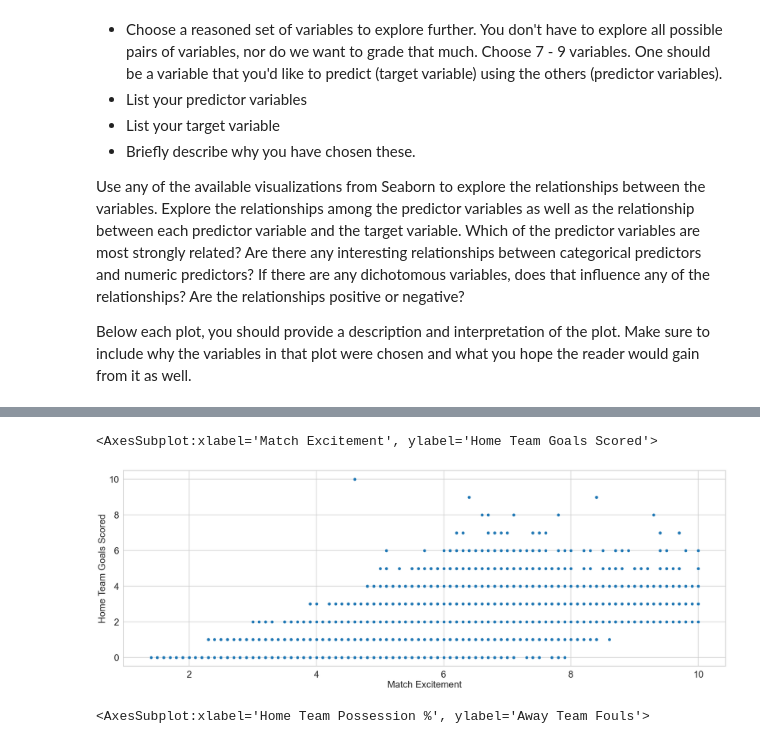
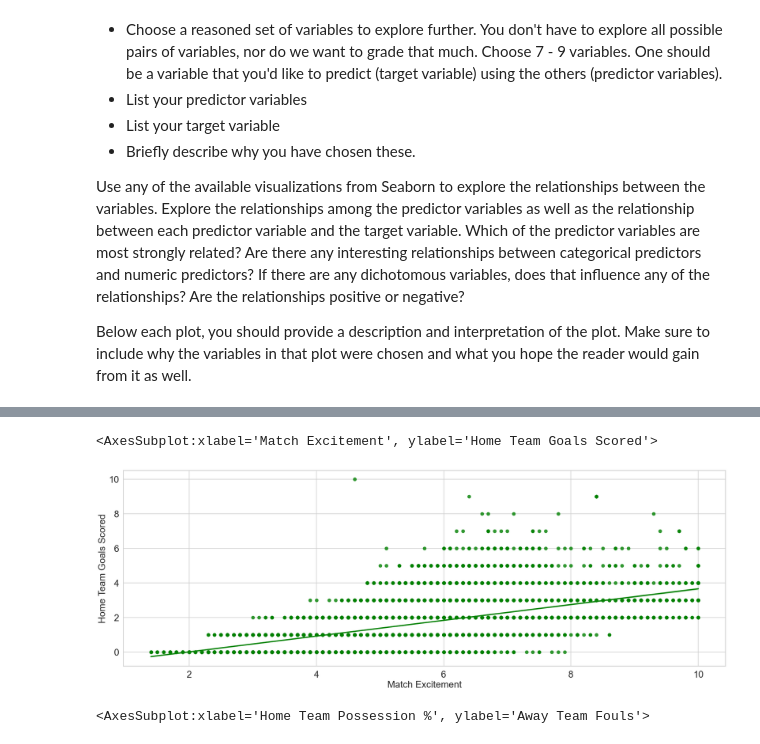
Before and after one commit to fordjackson26/CS5394Project2, a Jupyter notebook: Project02.ipynb, the cells around one changed output, grey strips where cells are left out. Saved outputs shown, nothing was run; the diff lists cells and outputs as text; code cells hidden in the pictures.

```diff
--- a/Project02.ipynb
+++ b/Project02.ipynb
@@ -2161,8 +2172,10 @@ sb.lineplot(x = chosenData['Home Team Goals Scored'], y = chosenData['Home Team
+# %%
+sb.regplot(x = "Match Excitement",y = "Home Team Goals Scored", data=chosenData, color = "green")
+# %% [output]
+<AxesSubplot:xlabel='Match Excitement', ylabel='Home Team Goals Scored'>
+[figure, added]
 # %%
-sb.scatterplot( "Match Excitement", "Home Team Goals Scored", data=chosenData)
+sb.scatterplot(x = "Match Excitement",y = "Home Team Goals Scored", data=chosenData)
-# %% [output]
-<AxesSubplot:xlabel='Match Excitement', ylabel='Home Team Goals Scored'>
-[figure, removed]
 # %%
 sb.scatterplot("Home Team Possession %", "Away Team Fouls", data=chosenData)
 # %% [output]
```
Also changed, not shown: parts of 9 cells of this notebook, 2 other files.
